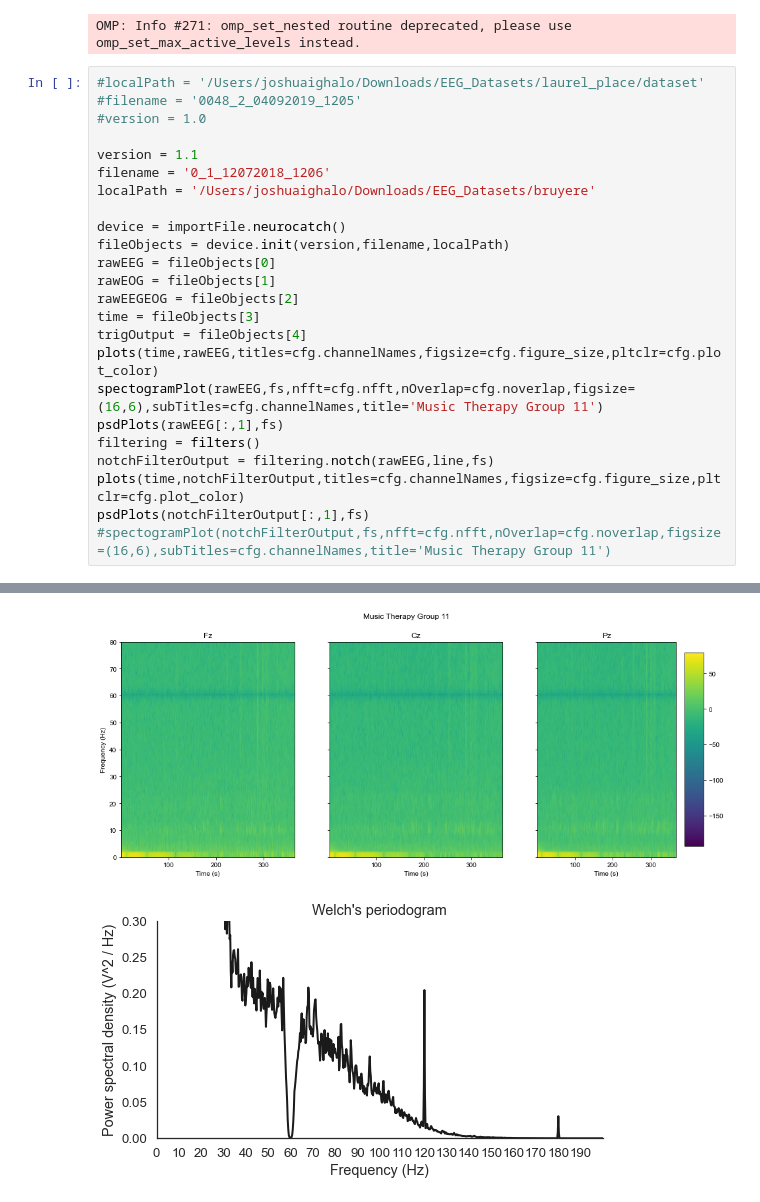
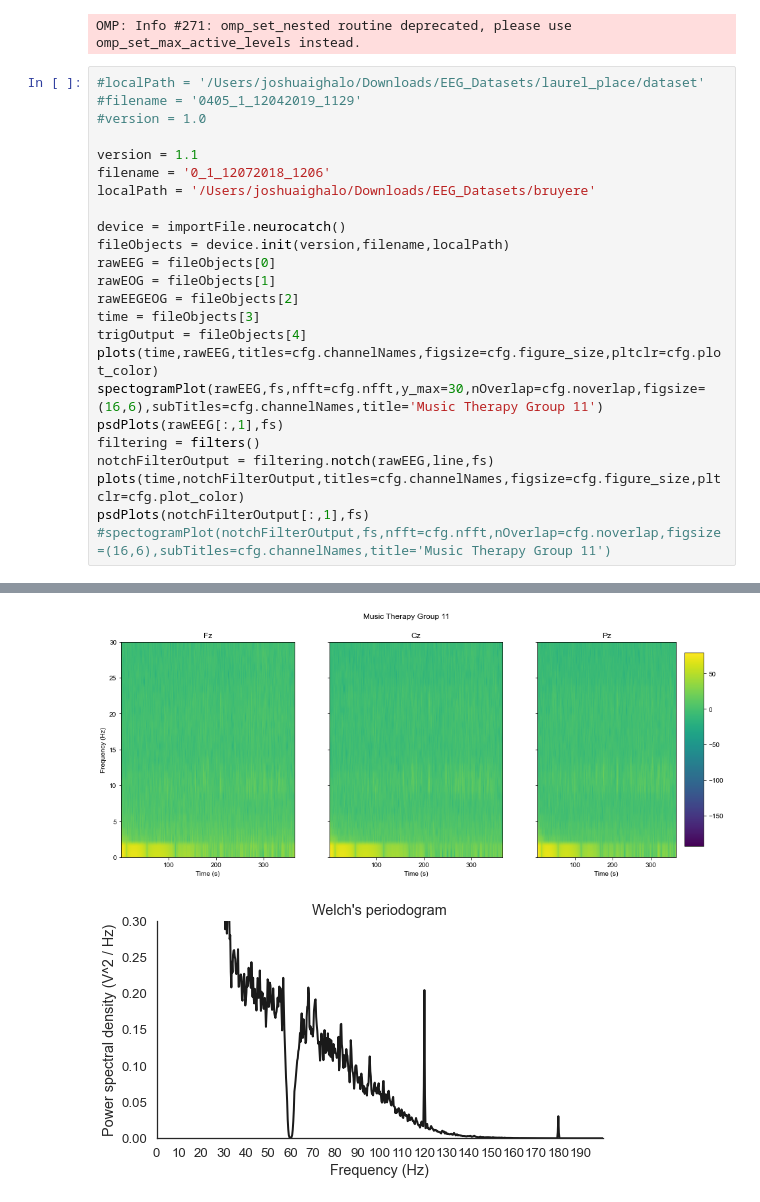
Before and after one commit to iggy96/Dementia-EEG-Analysis, a Jupyter notebook: snr_testing.ipynb, the cells around one changed output, grey strips where cells are left out. Saved outputs shown, nothing was run; the diff lists cells and outputs as text.

```diff
--- a/snr_testing.ipynb
+++ b/snr_testing.ipynb
@@ -6,7 +6,7 @@ import params as cfg
 OMP: Info #271: omp_set_nested routine deprecated, please use omp_set_max_active_levels instead.
 # %%
 #localPath = '/Users/joshuaighalo/Downloads/EEG_Datasets/laurel_place/dataset'
-#filename = '0048_2_04092019_1205'
+#filename = '0405_1_12042019_1129'
 #version = 1.0
 
 version = 1.1
@@ -19,34 +19,34 @@ rawEEG = fileObjects[0]
 rawEOG = fileObjects[1]
 rawEEGEOG = fileObjects[2]
 time = fileObjects[3]
 trigOutput = fileObjects[4]
 plots(time,rawEEG,titles=cfg.channelNames,figsize=cfg.figure_size,pltclr=cfg.plot_color)
-spectogramPlot(rawEEG,fs,nfft=cfg.nfft,nOverlap=cfg.noverlap,figsize=(16,6),subTitles=cfg.channelNames,title='Music Therapy Group 11')
+spectogramPlot(rawEEG,fs,nfft=cfg.nfft,y_max=30,nOverlap=cfg.noverlap,figsize=(16,6),subTitles=cfg.channelNames,title='Music Therapy Group 11')
 psdPlots(rawEEG[:,1],fs)
 filtering = filters()
 notchFilterOutput = filtering.notch(rawEEG,line,fs)
 plots(time,notchFilterOutput,titles=cfg.channelNames,figsize=cfg.figure_size,pltclr=cfg.plot_color)
 psdPlots(notchFilterOutput[:,1],fs)
 #spectogramPlot(notchFilterOutput,fs,nfft=cfg.nfft,nOverlap=cfg.noverlap,figsize=(16,6),subTitles=cfg.channelNames,title='Music Therapy Group 11')
 # %% [output]
 version
 stimulusType
 eegHeadsetID
 computerInfo
 contextualInfo
 scanDetails
 impedances
 stimSequence
 context
 channels
 startTime
 endTime
 1.1.1
 ['/Users/joshuaighalo/Downloads/EEG_Datasets/bruyere/0_1_12072018_1206/0_1_12072018_1206.bin']
 channel P07 utilized
 channel 0Z utilized
 data contains Fz, Cz, Pz & two EOG channels
 [figure]
-[figure, old version]
+[figure, new version]
 [figure]
 [figure]
```
Also changed, not shown: parts of 8 cells of this notebook.
